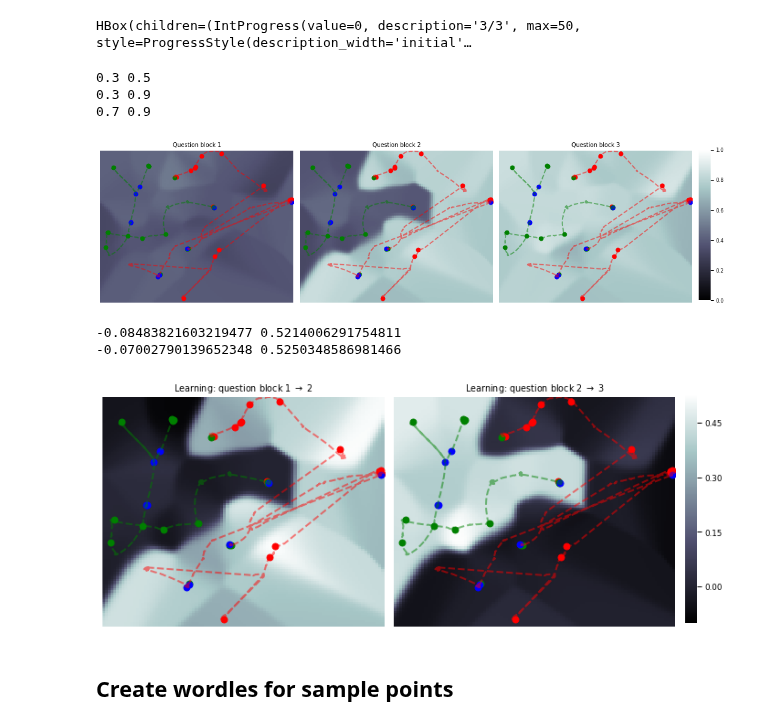
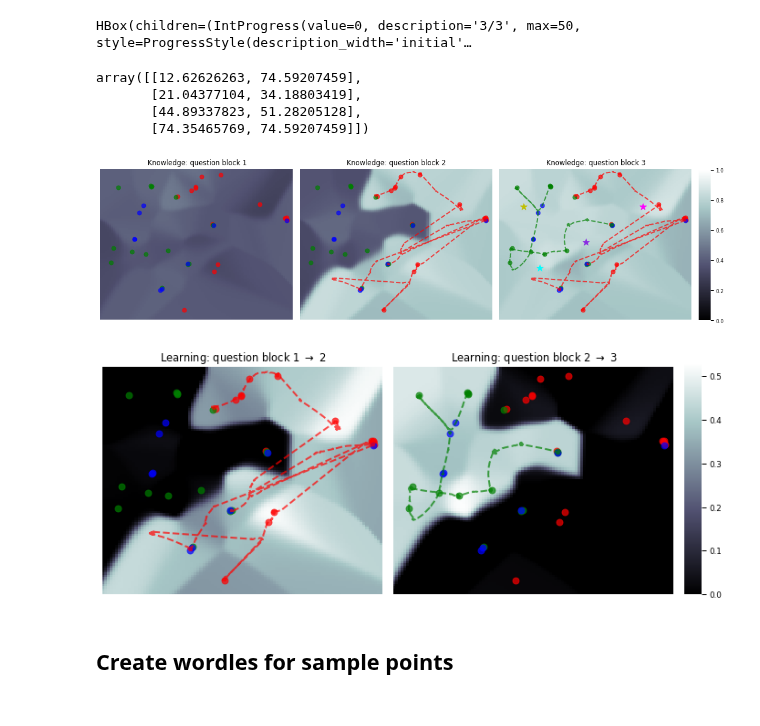
Before and after one commit to ContextLab/efficient-learning-khan, a Jupyter notebook: code/notebooks/knowledge-maps.ipynb, the cells around one changed output. Saved outputs shown, nothing was run; the diff lists cells and outputs as text; code cells hidden in the pictures.

Commit message:
styling for figures, wordles

```diff
--- a/code/notebooks/knowledge-maps.ipynb
+++ b/code/notebooks/knowledge-maps.ipynb
@@ -184,8 +295,8 @@ Sat Mar 14 19:26:01 2020 Finished embedding
 ## Create a 2D grid over the embedding space
 # %%
 resolution = 100
-x_min, y_min = embeddings.min(axis=0) // 1 - 1
-x_max, y_max = embeddings.max(axis=0) // 1 + 1
+x_min, y_min = embeddings.min(axis=0) // 1 - 3
+x_max, y_max = embeddings.max(axis=0) // 1 + 3
 x_step = (x_max - x_min) / resolution
 y_step = (y_max - y_min) / resolution
 xs = np.arange(x_min, x_max, x_step)
@@ -283,59 +394,74 @@ gen_qs_shifted = questions_shifted[30:]
 # make sure split happened at correct indices
 assert len(questions_shifted) == len(questions_embs)
 assert len(wordle_coords_shifted) == len(wordle_coords)
+# %%
+wordle_coords_shifted
+# %% [output]
+array([[12.62626263, 74.59207459],
+       [21.04377104, 34.18803419],
+       [44.89337823, 51.28205128],
+       [74.35465769, 74.59207459]])
 # %%
 fig, axes = plt.subplots(1, 3)
 fig.set_size_inches(14, 4)
-cbar_ax = fig.add_axes([1, 0.05, .02, .87])
+cbar_ax = fig.add_axes([1, 0.03, .02, .87])
 
 for i in range(3):
     kmap = avg_participant.traces[f'kmap_qset{i}']
     low, high = kmap.min().round(1), kmap.max().round(1)
-    print(low, high)
+#     print(low, high)
     cbar = True if i == 2 else False
     cax = cbar_ax if i == 2 else None
     sns.heatmap(kmap, vmin=0, vmax=1, cmap='bone', xticklabels=[], yticklabels=[],
                 cbar=cbar, ax=axes[i], cbar_ax=cax)
-    axes[i].plot(forces_shifted[:, 0], forces_shifted[:, 1], 'r--', alpha=.5, linewidth=2)
-    axes[i].plot(bos_shifted[:, 0], bos_shifted[:, 1], 'g--', alpha=.5, linewidth=2)
-    axes[i].scatter(ff_qs_shifted[:, 0], ff_qs_shifted[:, 1], c='r', marker='o', s=50)
-    axes[i].scatter(bos_qs_shifted[:, 0], bos_qs_shifted[:, 1], c='g', marker='o', s=50)
-    axes[i].scatter(gen_qs_shifted[:, 0], gen_qs_shifted[:, 1], c='b', marker='o', s=50)
-    axes[i].set_title(f'Question block {i + 1}')
+    axes[i].collections[0].remove()
+    axes[i].imshow(kmap, vmin=0, vmax=1, aspect='auto', cmap='bone')
+    axes[i].scatter(ff_qs_shifted[:, 0], ff_qs_shifted[:, 1], c='r', marker='o', s=50, alpha=.7)
+    axes[i].scatter(bos_qs_shifted[:, 0], bos_qs_shifted[:, 1], c='g', marker='o', s=50, alpha=.7)
+    axes[i].scatter(gen_qs_shifted[:, 0], gen_qs_shifted[:, 1], c='b', marker='o', s=50, alpha=.7)
+    if i > 0:
+        axes[i].plot(forces_shifted[:, 0], forces_shifted[:, 1], 'r--', alpha=.7, linewidth=2)
+    if i > 1:
+        axes[i].plot(bos_shifted[:, 0], bos_shifted[:, 1],'g--', alpha=.7, linewidth=2)
+        for coord, color in zip(wordle_coords_shifted, ['y', 'cyan', 'blueviolet', 'fuchsia']):
+            axes[i].scatter(coord[0], coord[1], c=color, marker='*', s=140)
+
+    axes[i].set_title(f'Knowledge: question block {i + 1}', fontsize='large')
     # undo automatic y-axis inversion from sns.heatmap
     axes[i].invert_yaxis()
 plt.tight_layout()
+# plt.savefig(opj(fig_dir, 'knowledge_maps.pdf'), bbox_inches='tight', dpi=1000)
 plt.show()
 # %% [output]
-0.3 0.5
-0.3 0.9
-0.7 0.9
-[figure, old version]
+[figure, new version]
 # %%
 fig, axes = plt.subplots(1, 2)
 fig.set_size_inches(9, 4)
-cbar_ax = fig.add_axes([1, 0.05, .02, .87])
+cbar_ax = fig.add_axes([1, 0.035, .03, .88])
 for i in range(2):
     learning_map = avg_participant.traces[f'kmap_qset{i + 1}'] - avg_participant.traces[f'kmap_qset{i}']
-    print(learning_map.min(), learning_map.max())
+#     print(learning_map.min(), learning_map.max())
     cbar = True if i == 1 else False
     cax = cbar_ax if i == 1 else None
-    sns.heatmap(learning_map, vmin=-.1, vmax=.53, cmap='bone', xticklabels=[], yticklabels=[],
+    sns.heatmap(learning_map, vmin=0, vmax=.53, cmap='bone', xticklabels=[], yticklabels=[],
                cbar=cbar, ax=axes[i], cbar_ax=cbar_ax)
-    axes[i].plot(forces_shifted[:, 0], forces_shifted[:, 1], 'r--', alpha=.5, linewidth=2)
-    axes[i].plot(bos_shifted[:, 0], bos_shifted[:, 1], 'g--', alpha=.5, linewidth=2)
-    axes[i].scatter(ff_qs_shifted[:, 0], ff_qs_shifted[:, 1], c='r', marker='o', s=50)
-    axes[i].scatter(bos_qs_shifted[:, 0], bos_qs_shifted[:, 1], c='g', marker='o', s=50)
-    axes[i].scatter(gen_qs_shifted[:, 0], gen_qs_shifted[:, 1], c='b', marker='o', s=50)
-    axes[i].set_title(fr'Learning: question block {i + 1} $\rightarrow$ {i + 2}')
+    axes[i].collections[0].remove()
+    axes[i].imshow(learning_map, vmin=0, vmax=.53, aspect='auto', cmap='bone')
+    axes[i].scatter(ff_qs_shifted[:, 0], ff_qs_shifted[:, 1], c='r', marker='o', s=50, alpha=.7)
+    axes[i].scatter(bos_qs_shifted[:, 0], bos_qs_shifted[:, 1], c='g', marker='o', s=50, alpha=.7)
+    axes[i].scatter(gen_qs_shifted[:, 0], gen_qs_shifted[:, 1], c='b', marker='o', s=50, alpha=.7)
+    if i == 0:
+        axes[i].plot(forces_shifted[:, 0], forces_shifted[:, 1], 'r--', alpha=.7, linewidth=2)
+    else:
+        axes[i].plot(bos_shifted[:, 0], bos_shifted[:, 1], 'g--', alpha=.7, linewidth=2)
+    axes[i].set_title(fr'Learning: question block {i + 1} $\rightarrow$ {i + 2}', fontsize='large')
     # undo automatic y-axis inversion from sns.heatmap
     axes[i].invert_yaxis()
 plt.tight_layout()
+# plt.savefig(opj(fig_dir, 'learning_maps.pdf'), bbox_inches='tight', dpi=1000)
 plt.show()
 # %% [output]
--0.08483821603219477 0.5214006291754811
--0.07002790139652348 0.5250348586981466
-[figure, old version]
+[figure, new version]
 # %% [markdown]
 ## Create wordles for sample points
 # %%
```
Also changed, not shown: parts of 20 cells of this notebook.
